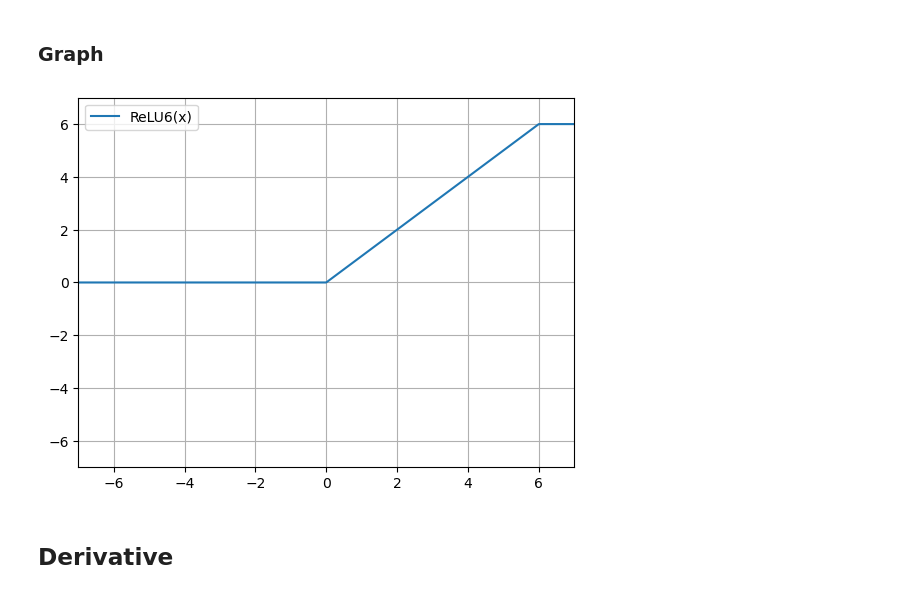
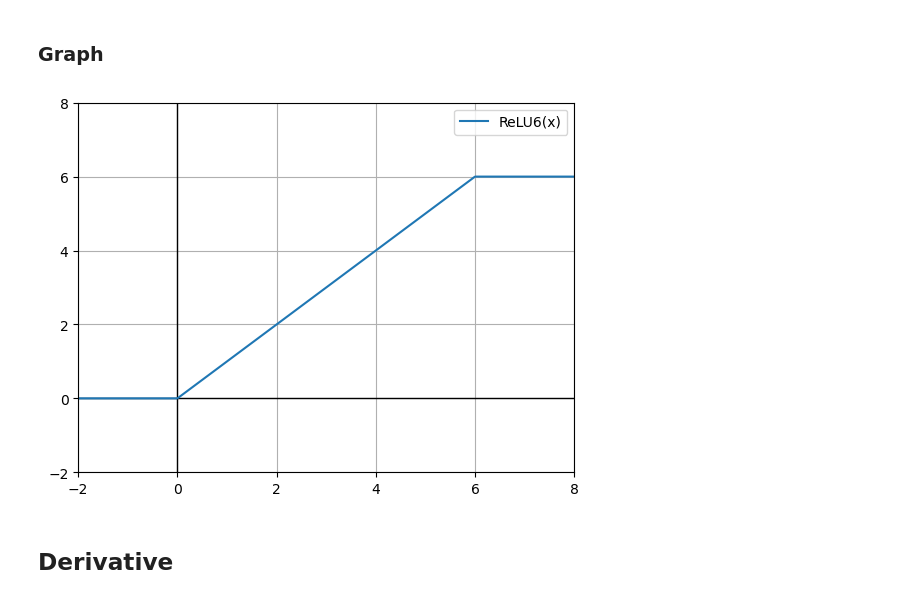
Before and after one commit to DanielZhicool/Deep-Learning, a Jupyter notebook: Lab_1.ipynb, the cells around one changed output. Drawn from its saved outputs; the diff is of its cells as text; code cells hidden in the pictures.

```diff
--- a/Lab_1.ipynb
+++ b/Lab_1.ipynb
@@ -25,10 +24,14 @@ array([[-64, -63, -62, -61, -60, -59, -58, -57],
        [ 48,  49,  50,  51,  52,  53,  54,  55],
        [ 56,  57,  58,  59,  60,  61,  62,  63]])
 # %%
-def Plot(x, y, name, xlim = [-1.5, 1.5], ylim = [-1.5, 1.5]):
+def Plot(x, y, name, xlim = [-1.5, 1.5], ylim = [-1, 2]):
+    plt.hlines(y=0, xmin=xlim[0], xmax=xlim[1], colors='black', linewidth=1)
+    plt.vlines(x=0, ymin=ylim[0], ymax=ylim[1], colors='black', linewidth=1)
+
     plt.plot(x, y, label=name)
     plt.xlim(xlim)
     plt.ylim(ylim)
+
     plt.grid()
     plt.legend()
 # %% [markdown]
@@ -141,9 +144,9 @@ array([[0, 0, 0, 0, 0, 0, 0, 0],
 # %% [markdown]
 ### Graph
 # %%
-Plot(x, relu6(x), "ReLU6(x)", xlim=[-7, 7], ylim=[-7, 7])
+Plot(x, relu6(x), "ReLU6(x)", xlim=[-2, 8], ylim=[-2, 8])
 # %% [output]
-[figure, old version]
+[figure, new version]
 # %% [markdown]
 ## Derivative
 # %%
```
Also changed, not shown: parts of 12 cells of this notebook.
